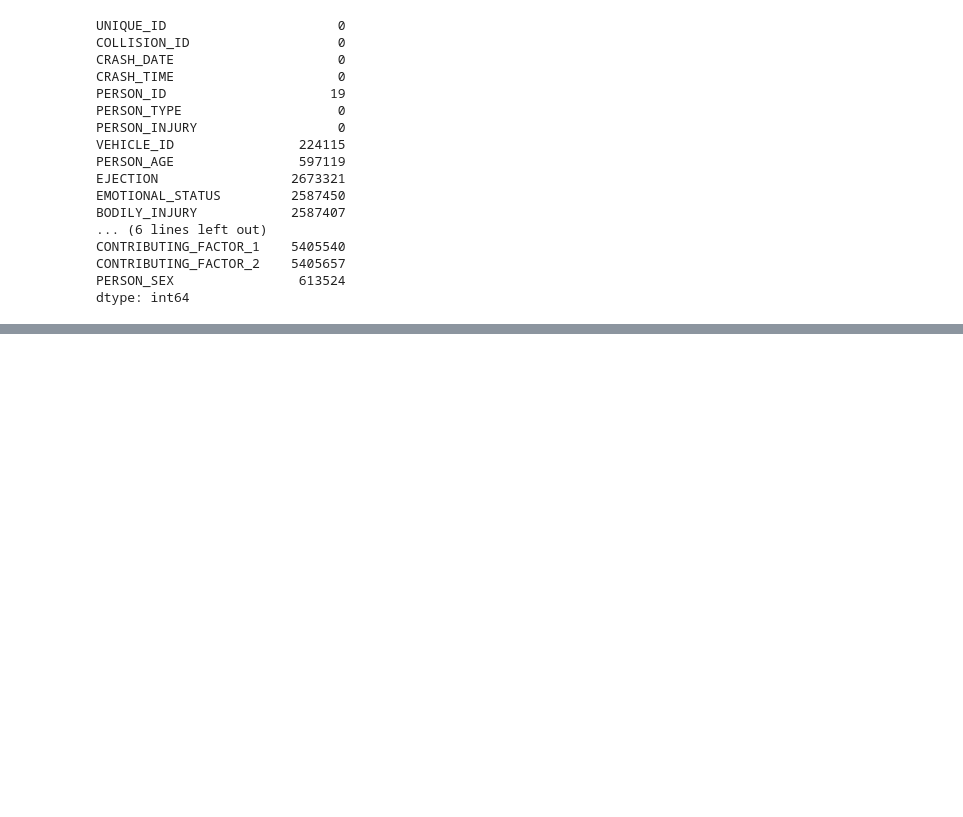
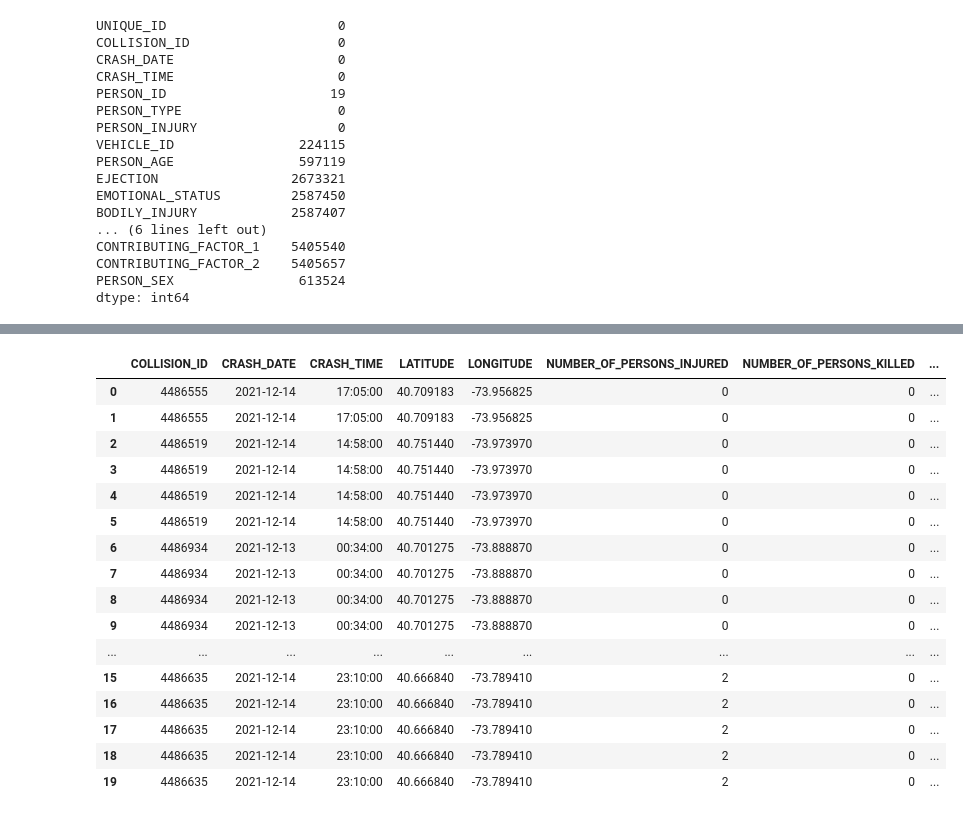
Before and after one commit to RasheedMartin/Nyc-Vehicle-Collisions, a Jupyter notebook: src/cleaning_data.ipynb, the cells around one changed output, grey strips where cells are left out. Saved outputs shown, nothing was run; the diff lists cells and outputs as text; code cells hidden in the pictures; blank space fills up the shorter version.

```diff
--- a/src/cleaning_data.ipynb
+++ b/src/cleaning_data.ipynb
@@ -374,6 +374,0 @@ Name: count, dtype: int64
-# %%
-# Fixing the Emotional Status Column
-
-person_detail_df['EMOTIONAL_STATUS'] = person_detail_df['EMOTIONAL_STATUS'].replace({'Does Not Apply': 'Unknown'})
-
-display(person_detail_df['EMOTIONAL_STATUS'].value_counts())
@@ -390,11 +375,10 @@ Name: count, dtype: int64
 # %%
 # Change the Person Sex Column
-
 person_detail_df['PERSON_SEX'] = person_detail_df['PERSON_SEX'].replace({
     'M': 'Male',
     'F': 'Female',
     'U': 'Unknown'
 })
-
+person_detail_df['PERSON_SEX'].fillna('UNKNOWN', inplace=True)
 display(person_detail_df['PERSON_SEX'].value_counts())
 # %% [output]
@@ -442,0 +426,6 @@ Name: count, Length: 455735, dtype: int64
+# %%
+merge_df = pd.merge(location_df, person_detail_df, how='inner', on='COLLISION_ID')
+print(location_df.shape)
+print(person_detail_df.shape)
+print(merge_df.shape)
+merge_df.head(10)
@@ -443,3 +447,38 @@ Name: count, Length: 455735, dtype: int64
+# %%
+merge_df.fillna({
+    'EMOTIONAL_STATUS': 'Unknown',
+    'SAFETY_EQUIPMENT': 'Unknown',
+    'EJECTION': 'Unknown',
+    'BODILY_INJURY': 'Unknown',
+    'PERSON_AGE': 0,
+    'PERSON_TYPE': 'Unknown',
+    'PERSON_SEX': 'Unknown'
+
+}, inplace=True)
+
+merge_df = merge_df.replace({
+    'Does Not Apply': 'Unknown'
+})
+# %%
+merge_df.head(20)
+# %% [output]
+|  | COLLISION_ID | CRASH_DATE | CRASH_TIME | LATITUDE | LONGITUDE | NUMBER_OF_PERSONS_INJURED | NUMBER_OF_PERSONS_KILLED | ... |
+| 0 | 4486555 | 2021-12-14 | 17:05:00 | 40.709183 | -73.956825 | 0 | 0 | ... |
+| 1 | 4486555 | 2021-12-14 | 17:05:00 | 40.709183 | -73.956825 | 0 | 0 | ... |
+| 2 | 4486519 | 2021-12-14 | 14:58:00 | 40.751440 | -73.973970 | 0 | 0 | ... |
+| 3 | 4486519 | 2021-12-14 | 14:58:00 | 40.751440 | -73.973970 | 0 | 0 | ... |
+| 4 | 4486519 | 2021-12-14 | 14:58:00 | 40.751440 | -73.973970 | 0 | 0 | ... |
+| 5 | 4486519 | 2021-12-14 | 14:58:00 | 40.751440 | -73.973970 | 0 | 0 | ... |
+| 6 | 4486934 | 2021-12-13 | 00:34:00 | 40.701275 | -73.888870 | 0 | 0 | ... |
+| 7 | 4486934 | 2021-12-13 | 00:34:00 | 40.701275 | -73.888870 | 0 | 0 | ... |
+| 8 | 4486934 | 2021-12-13 | 00:34:00 | 40.701275 | -73.888870 | 0 | 0 | ... |
+| 9 | 4486934 | 2021-12-13 | 00:34:00 | 40.701275 | -73.888870 | 0 | 0 | ... |
+| ... | ... | ... | ... | ... | ... | ... | ... | ... |
+| 15 | 4486635 | 2021-12-14 | 23:10:00 | 40.666840 | -73.789410 | 2 | 0 | ... |
+| 16 | 4486635 | 2021-12-14 | 23:10:00 | 40.666840 | -73.789410 | 2 | 0 | ... |
+| 17 | 4486635 | 2021-12-14 | 23:10:00 | 40.666840 | -73.789410 | 2 | 0 | ... |
+| 18 | 4486635 | 2021-12-14 | 23:10:00 | 40.666840 | -73.789410 | 2 | 0 | ... |
+| 19 | 4486635 | 2021-12-14 | 23:10:00 | 40.666840 | -73.789410 | 2 | 0 | ... |
 # %%
 # Save to a csv file
 person_detail_df.to_csv(str(dir_path / Path('data_files/clean_data/person_detail.csv')), index=False)
```
Also changed, not shown: parts of 22 cells of this notebook, 16 other files.
